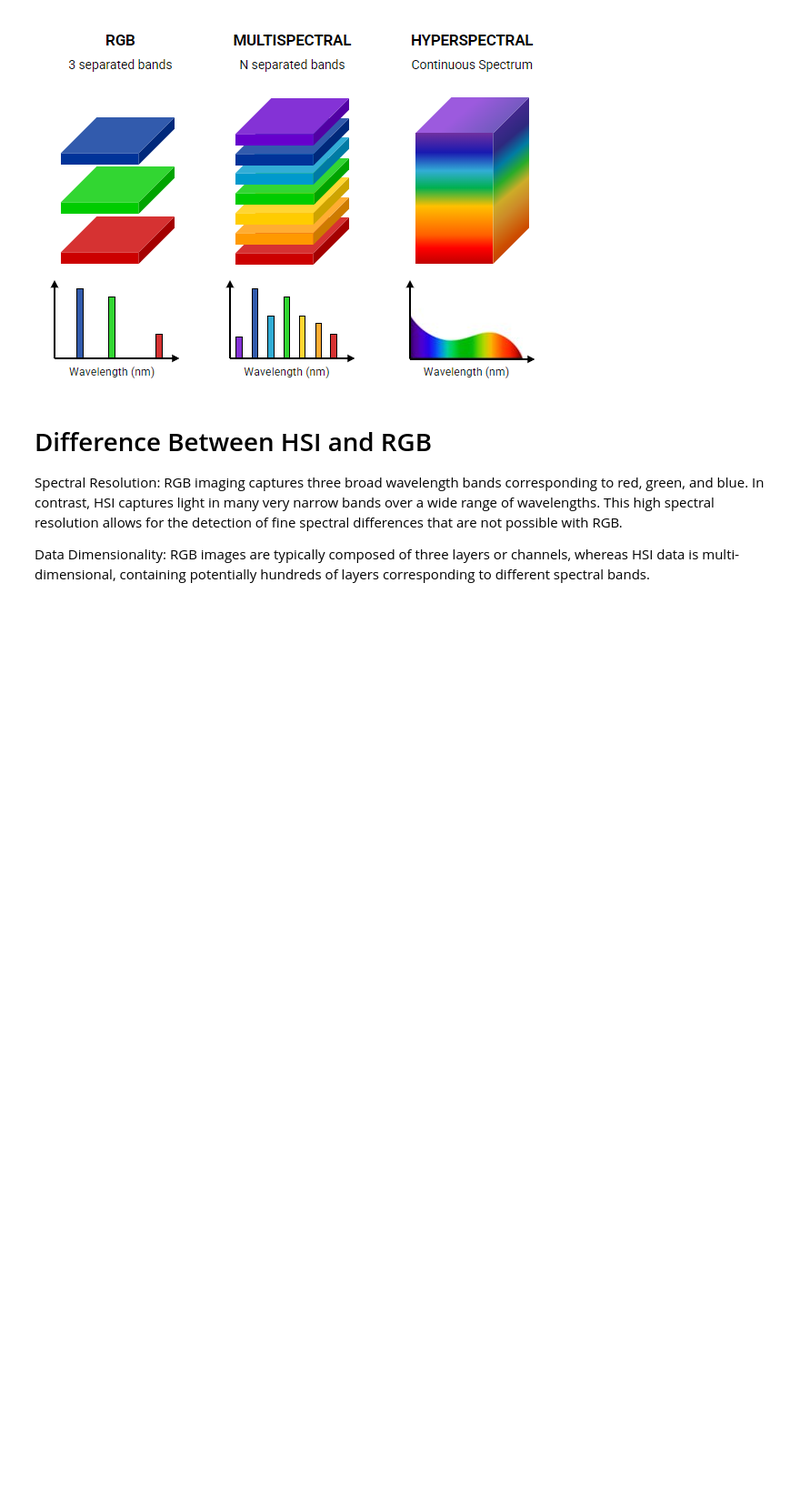
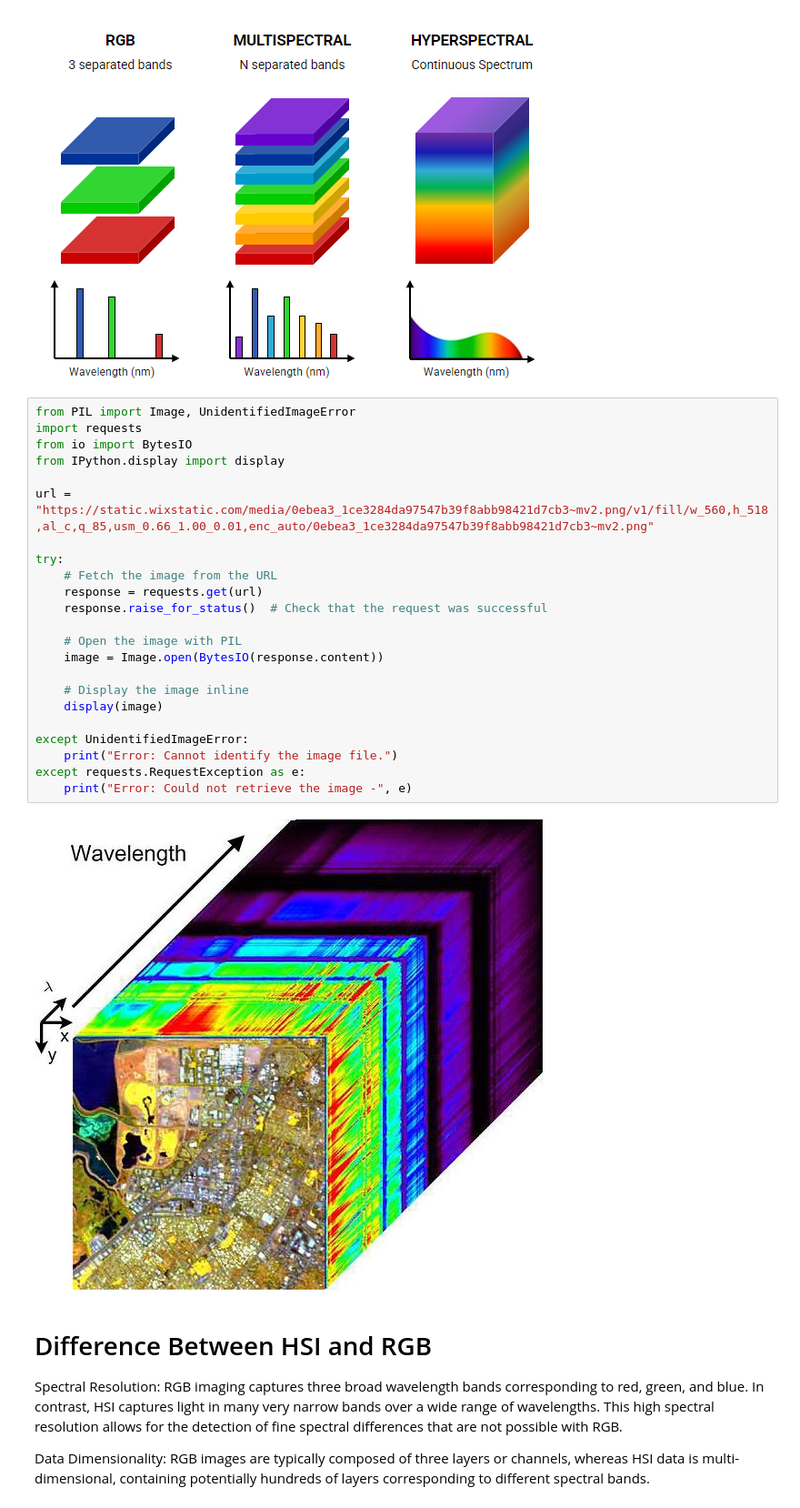
Before and after one commit to ninjalabo/hsicomp, a Jupyter notebook: nbs/01_hsi_intro.ipynb, the cells around one changed output. Shown at 91% size. Cells and saved outputs as stored; diff of their text form; blank space fills up the shorter version.

Commit message:
image2

```diff
--- a/nbs/01_hsi_intro.ipynb
+++ b/nbs/01_hsi_intro.ipynb
@@ -27,6 +27,31 @@ except requests.RequestException as e:
     print("Error: Could not retrieve the image -", e)
 # %% [output]
 [figure]
+# %%
+from PIL import Image, UnidentifiedImageError
+import requests
+from io import BytesIO
+from IPython.display import display
+
+url = "https://static.wixstatic.com/media/0ebea3_1ce3284da97547b39f8abb98421d7cb3~mv2.png/v1/fill/w_560,h_518,al_c,q_85,usm_0.66_1.00_0.01,enc_auto/0ebea3_1ce3284da97547b39f8abb98421d7cb3~mv2.png"
+
+try:
+    # Fetch the image from the URL
+    response = requests.get(url)
+    response.raise_for_status()  # Check that the request was successful
+
+    # Open the image with PIL
+    image = Image.open(BytesIO(response.content))
+
+    # Display the image inline
+    display(image)
+
+except UnidentifiedImageError:
+    print("Error: Cannot identify the image file.")
+except requests.RequestException as e:
+    print("Error: Could not retrieve the image -", e)
+# %% [output]
+[figure, added]
 # %% [markdown]
 
 # Difference Between HSI and RGB
```
